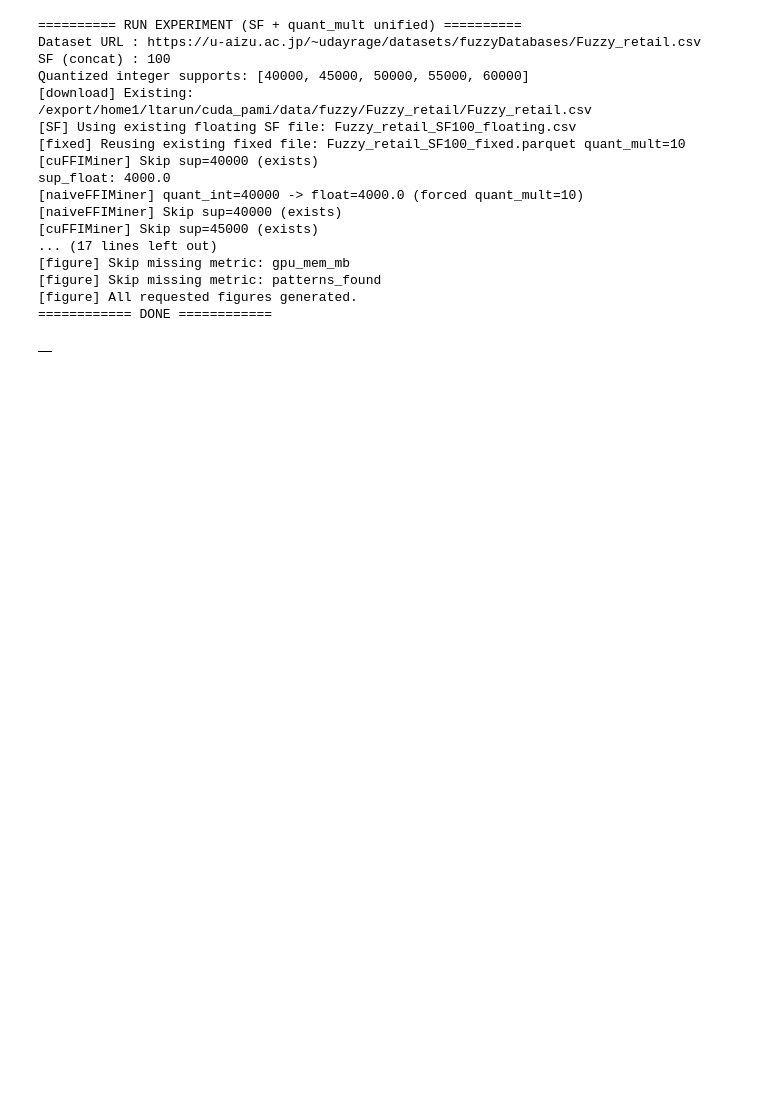
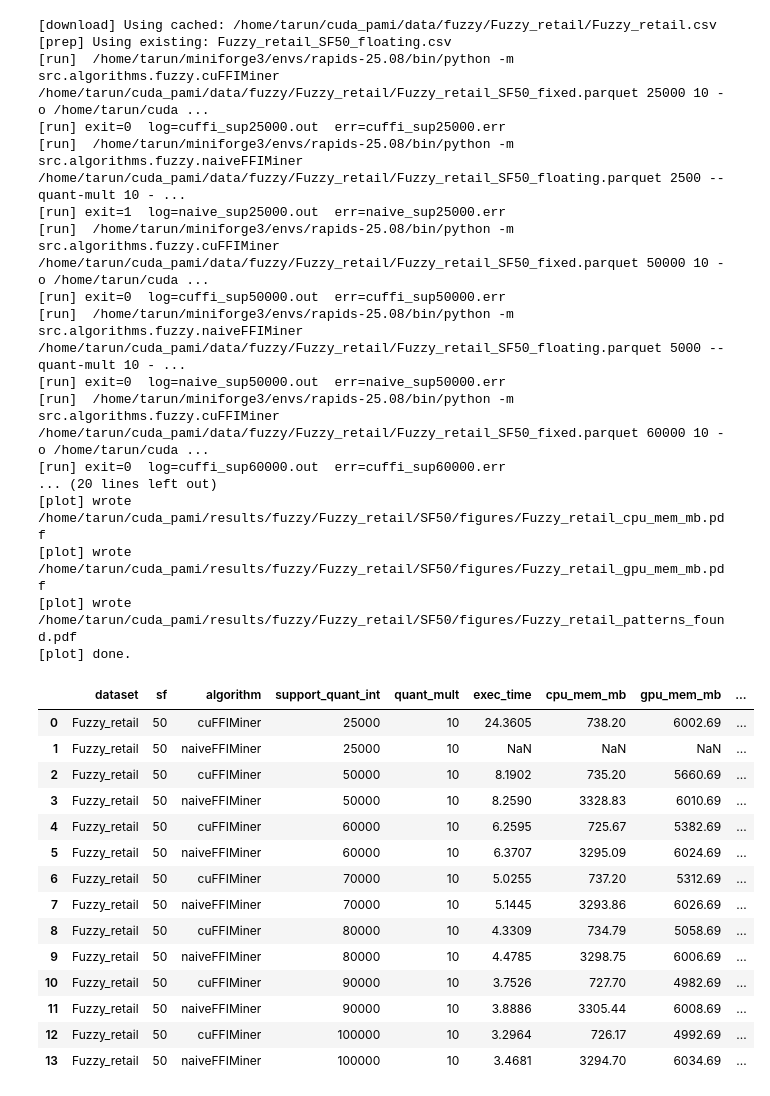
Before and after one commit to udayRage/cuda_pami, a Jupyter notebook: notebooks/fuzzy/fuzzy.ipynb, the cells around one changed output. Cells and saved outputs as stored; diff of their text form; code cells hidden in the pictures; blank space fills up the shorter version.

```diff
--- a/notebooks/fuzzy/fuzzy.ipynb
+++ b/notebooks/fuzzy/fuzzy.ipynb
@@ -279,27 +310,40 @@ run_complete_experiment = run_experiment
 # %%
 retail = "https://u-aizu.ac.jp/~udayrage/datasets/fuzzyDatabases/Fuzzy_retail.csv"
-retail_sup = [40000, 45000, 50000, 55000, 60000]
+retail_sup = [25_000, 50_000, 60_000, 70_000, 80_000, 90_000, 100_000]
 
-metrics_retail = run_experiment(retail, 100, retail_sup)
-metrics_retail
+run_pipeline(retail, sf=50, supports_quant_int=retail_sup, force=True)
 # %% [output]
-========== RUN EXPERIMENT (SF + quant_mult unified) ==========
-Dataset URL : https://u-aizu.ac.jp/~udayrage/datasets/fuzzyDatabases/Fuzzy_retail.csv
-SF (concat) : 100
-Quantized integer supports: [40000, 45000, 50000, 55000, 60000]
-[download] Existing: /export/home1/ltarun/cuda_pami/data/fuzzy/Fuzzy_retail/Fuzzy_retail.csv
-[SF] Using existing floating SF file: Fuzzy_retail_SF100_floating.csv
-[fixed] Reusing existing fixed file: Fuzzy_retail_SF100_fixed.parquet quant_mult=10
-[cuFFIMiner] Skip sup=40000 (exists)
-sup_float: 4000.0
-[naiveFFIMiner] quant_int=40000 -> float=4000.0 (forced quant_mult=10)
-[naiveFFIMiner] Skip sup=40000 (exists)
-[cuFFIMiner] Skip sup=45000 (exists)
-... (17 lines left out)
-[figure] Skip missing metric: gpu_mem_mb
-[figure] Skip missing metric: patterns_found
-[figure] All requested figures generated.
-============ DONE ============
+[download] Using cached: /home/tarun/cuda_pami/data/fuzzy/Fuzzy_retail/Fuzzy_retail.csv
+[prep] Using existing: Fuzzy_retail_SF50_floating.csv
+[run]  /home/tarun/miniforge3/envs/rapids-25.08/bin/python -m src.algorithms.fuzzy.cuFFIMiner /home/tarun/cuda_pami/data/fuzzy/Fuzzy_retail/Fuzzy_retail_SF50_fixed.parquet 25000 10 -o /home/tarun/cuda ...
+[run] exit=0  log=cuffi_sup25000.out  err=cuffi_sup25000.err
+[run]  /home/tarun/miniforge3/envs/rapids-25.08/bin/python -m src.algorithms.fuzzy.naiveFFIMiner /home/tarun/cuda_pami/data/fuzzy/Fuzzy_retail/Fuzzy_retail_SF50_floating.parquet 2500 --quant-mult 10 - ...
+[run] exit=1  log=naive_sup25000.out  err=naive_sup25000.err
+[run]  /home/tarun/miniforge3/envs/rapids-25.08/bin/python -m src.algorithms.fuzzy.cuFFIMiner /home/tarun/cuda_pami/data/fuzzy/Fuzzy_retail/Fuzzy_retail_SF50_fixed.parquet 50000 10 -o /home/tarun/cuda ...
+[run] exit=0  log=cuffi_sup50000.out  err=cuffi_sup50000.err
+[run]  /home/tarun/miniforge3/envs/rapids-25.08/bin/python -m src.algorithms.fuzzy.naiveFFIMiner /home/tarun/cuda_pami/data/fuzzy/Fuzzy_retail/Fuzzy_retail_SF50_floating.parquet 5000 --quant-mult 10 - ...
+[run] exit=0  log=naive_sup50000.out  err=naive_sup50000.err
+[run]  /home/tarun/miniforge3/envs/rapids-25.08/bin/python -m src.algorithms.fuzzy.cuFFIMiner /home/tarun/cuda_pami/data/fuzzy/Fuzzy_retail/Fuzzy_retail_SF50_fixed.parquet 60000 10 -o /home/tarun/cuda ...
+[run] exit=0  log=cuffi_sup60000.out  err=cuffi_sup60000.err
+... (20 lines left out)
+[plot] wrote /home/tarun/cuda_pami/results/fuzzy/Fuzzy_retail/SF50/figures/Fuzzy_retail_cpu_mem_mb.pdf
+[plot] wrote /home/tarun/cuda_pami/results/fuzzy/Fuzzy_retail/SF50/figures/Fuzzy_retail_gpu_mem_mb.pdf
+[plot] wrote /home/tarun/cuda_pami/results/fuzzy/Fuzzy_retail/SF50/figures/Fuzzy_retail_patterns_found.pdf
+[plot] done.
-|  |
+|  | dataset | sf | algorithm | support_quant_int | quant_mult | exec_time | cpu_mem_mb | gpu_mem_mb | ... |
+| 0 | Fuzzy_retail | 50 | cuFFIMiner | 25000 | 10 | 24.3605 | 738.20 | 6002.69 | ... |
+| 1 | Fuzzy_retail | 50 | naiveFFIMiner | 25000 | 10 | NaN | NaN | NaN | ... |
+| 2 | Fuzzy_retail | 50 | cuFFIMiner | 50000 | 10 | 8.1902 | 735.20 | 5660.69 | ... |
+| 3 | Fuzzy_retail | 50 | naiveFFIMiner | 50000 | 10 | 8.2590 | 3328.83 | 6010.69 | ... |
+| 4 | Fuzzy_retail | 50 | cuFFIMiner | 60000 | 10 | 6.2595 | 725.67 | 5382.69 | ... |
+| 5 | Fuzzy_retail | 50 | naiveFFIMiner | 60000 | 10 | 6.3707 | 3295.09 | 6024.69 | ... |
+| 6 | Fuzzy_retail | 50 | cuFFIMiner | 70000 | 10 | 5.0255 | 737.20 | 5312.69 | ... |
+| 7 | Fuzzy_retail | 50 | naiveFFIMiner | 70000 | 10 | 5.1445 | 3293.86 | 6026.69 | ... |
+| 8 | Fuzzy_retail | 50 | cuFFIMiner | 80000 | 10 | 4.3309 | 734.79 | 5058.69 | ... |
+| 9 | Fuzzy_retail | 50 | naiveFFIMiner | 80000 | 10 | 4.4785 | 3298.75 | 6006.69 | ... |
+| 10 | Fuzzy_retail | 50 | cuFFIMiner | 90000 | 10 | 3.7526 | 727.70 | 4982.69 | ... |
+| 11 | Fuzzy_retail | 50 | naiveFFIMiner | 90000 | 10 | 3.8886 | 3305.44 | 6008.69 | ... |
+| 12 | Fuzzy_retail | 50 | cuFFIMiner | 100000 | 10 | 3.2964 | 726.17 | 4992.69 | ... |
+| 13 | Fuzzy_retail | 50 | naiveFFIMiner | 100000 | 10 | 3.4681 | 3294.70 | 6034.69 | ... |
 # %%
 connect = "https://u-aizu.ac.jp/~udayrage/datasets/fuzzyDatabases/Fuzzy_connect.csv"
```
Also changed, not shown: parts of 6 cells of this notebook, 45 other files.
